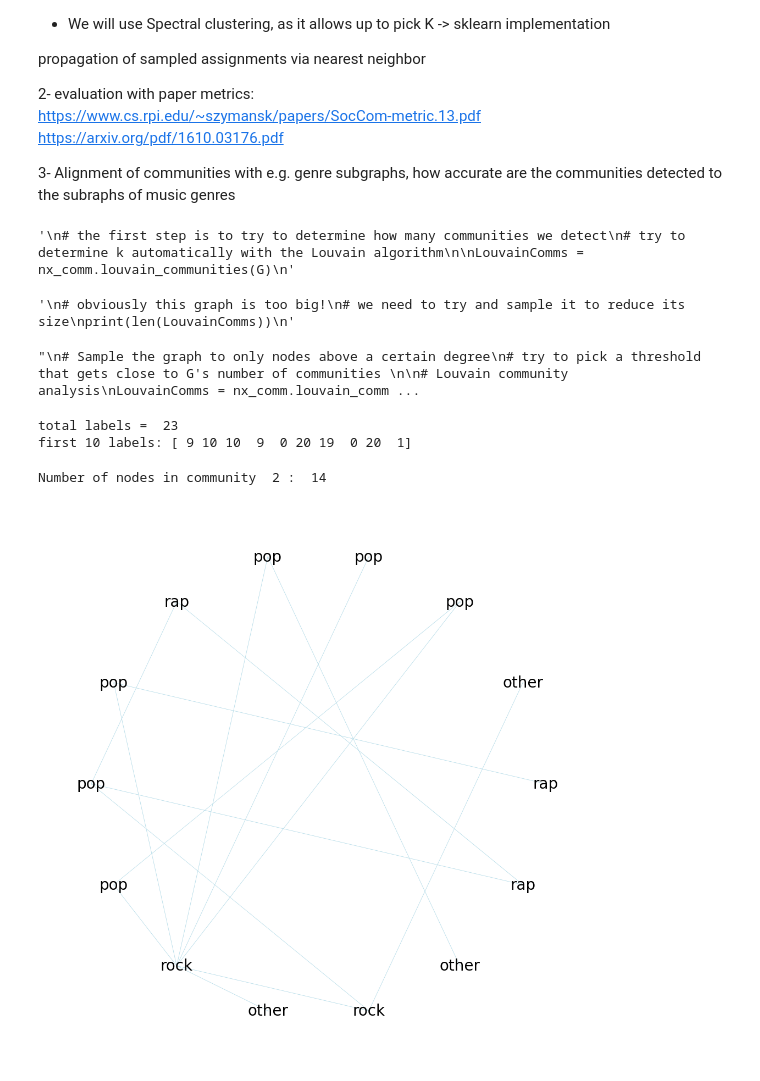
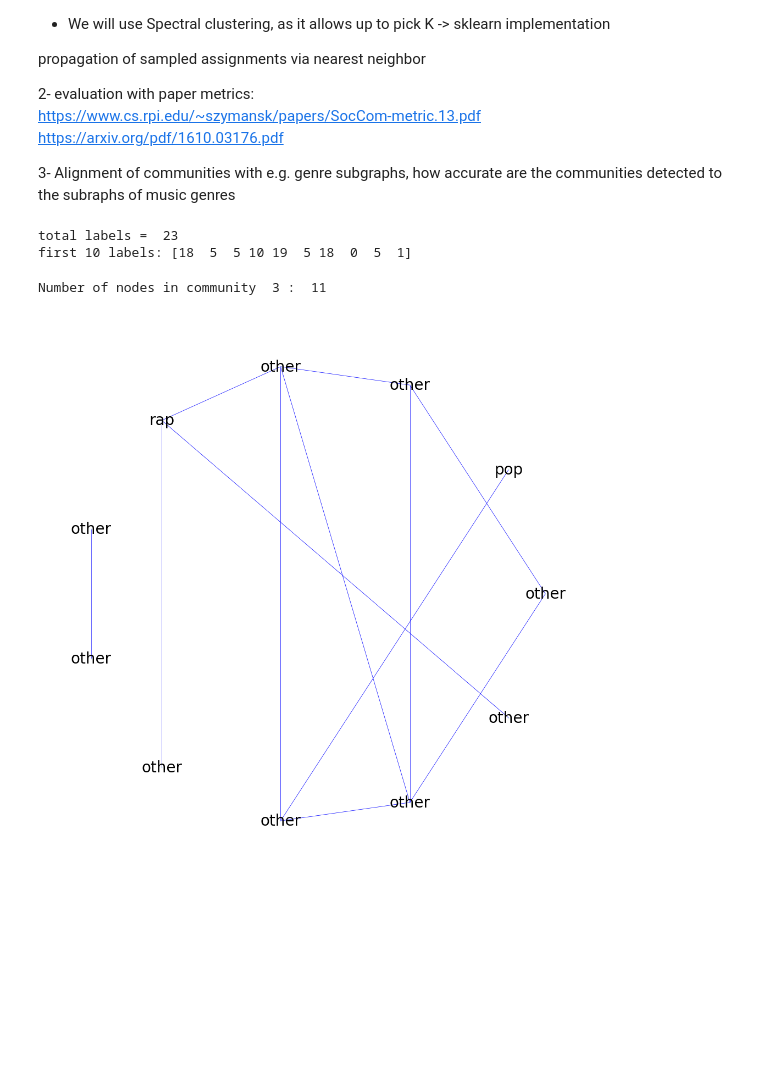
Before and after one commit to GiovanniFaldani/AlgorithmsInDataScience-Homework, a Jupyter notebook: final_project/Final HW.ipynb, the cells around one changed output. Drawn from its saved outputs; the diff is of its cells as text; code cells hidden in the pictures; blank space fills up the shorter version.

Commit message:
Final notebook for community

```diff
--- a/final_project/Final HW.ipynb
+++ b/final_project/Final HW.ipynb
@@ -317,8 +300,8 @@ def sample_graph_weighted_random(graph):
     return H
 
 # try to find a suitable threshold
-H = sample_graph(G2, thresh=10)
-R = sample_graph_random(G2, prob=0.1)
+H = sample_graph(G2, thresh=15)
+R = sample_graph_random(G2, prob=0.05)
 W = sample_graph_weighted_random(G2)
 print(nx.info(H))
 print(nx.info(R))
@@ -345,35 +328,6 @@ https://arxiv.org/pdf/1610.03176.pdf
 <br/>
 
 3- Alignment of communities with e.g. genre subgraphs, how accurate are the communities detected to the subraphs of music genres  <br/>
-# %%
-'''
-# the first step is to try to determine how many communities we detect
-# try to determine k automatically with the Louvain algorithm
-
-LouvainComms = nx_comm.louvain_communities(G)
-'''
-# %% [output]
-'\n# the first step is to try to determine how many communities we detect\n# try to determine k automatically with the Louvain algorithm\n\nLouvainComms = nx_comm.louvain_communities(G)\n'
-# %%
-'''
-# obviously this graph is too big!
-# we need to try and sample it to reduce its size
-print(len(LouvainComms))
-'''
-# %% [output]
-'\n# obviously this graph is too big!\n# we need to try and sample it to reduce its size\nprint(len(LouvainComms))\n'
-# %%
-'''
-# Sample the graph to only nodes above a certain degree
-# try to pick a threshold that gets close to G's number of communities
-
-# Louvain community analysis
-LouvainComms = nx_comm.louvain_communities(W)
-print(len(LouvainComms))
-print(LouvainComms[0])
-'''
-# %% [output]
-"\n# Sample the graph to only nodes above a certain degree\n# try to pick a threshold that gets close to G's number of communities \n\n# Louvain community analysis\nLouvainComms = nx_comm.louvain_comm ...
 # %%
 # Spectral clustering functions
 # computing the adjacency matrix
@@ -411,12 +365,6 @@ def compute_L(H):
     L = L - AdjMat
     return L
 
-'''
-AdjMat = compute_adjmat(W)
-print(AdjMat.shape)
-L = compute_L(W)
-print(L.shape)
-'''
 
 def spectral_cluster(H, accuracy= 1e-10, k = 0):
     # find k wth given accuracy
@@ -429,7 +377,11 @@ def spectral_cluster(H, accuracy= 1e-10, k = 0):
     communities = SpectralClustering(n_clusters=k, assign_labels='discretize', random_state=0, affinity='precomputed').fit(AdjMat)
     return communities.labels_
 
-clustering = spectral_cluster(W, k = len(macroGenres))
+######################## TEST SAMPLING METHOD #############################
+Ref_Graph = H #modify this with other sampling methods to compare
+###########################################################################
+
+clustering = spectral_cluster(Ref_Graph, k = len(macroGenres))
 # %%
 # Is this closer to the groud truth of G?
 print('total labels = ', len(macroGenres))
@@ -438,30 +390,30 @@ print('first 10 labels:', clustering[0:10])
 # we will take G2 as our ground truth, but now it's time to propagate our results from the sampled graph onto G!
 # %% [output]
 total labels =  23
-first 10 labels: [ 9 10 10  9  0 20 19  0 20  1]
+first 10 labels: [18  5  5 10 19  5 18  0  5  1]
 # %%
 def print_community(H, assignments, communityIndex):
     Comm = nx.Graph()
     ids = list(H.nodes)
     subgraphNodes = []
     for i in range(len(ids)):
         if assignments[i] == communityIndex:
             subgraphNodes.append(ids[i])
 
     Comm = H.subgraph(subgraphNodes)
     labels = nx.get_node_attributes(Comm, 'genres')
 
     g_draw = Comm
 
     fig = plt.figure(figsize=(10,10))
     pos = nx.circular_layout(g_draw)
-    nx.draw(g_draw, pos, node_color='lightblue', edge_color='lightblue', node_size=0.1, labels = labels,
+    nx.draw(g_draw, pos, node_color='lightblue', edge_color='blue', node_size=0.1, labels = labels,
             with_labels = True, width=0.5, font_size = 20)
 
-i = 2
+i = 3
 print('Number of nodes in community ', i, ': ', clustering.tolist().count(i))
-print_community(W, clustering, i)
+print_community(Ref_Graph, clustering, i)
 plt.savefig('./Figures/ExampleCommunity.png',dpi=300)
 # %% [output]
-Number of nodes in community  2 :  14
+Number of nodes in community  3 :  11
-[figure, old version]
+[figure, new version]
```
Also changed, not shown: parts of 9 cells of this notebook.
